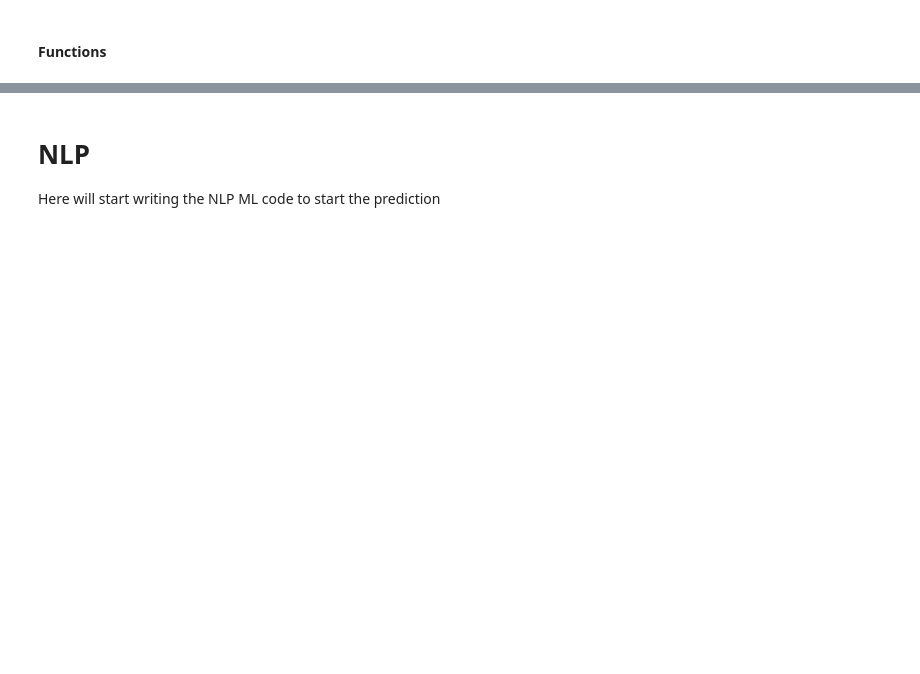
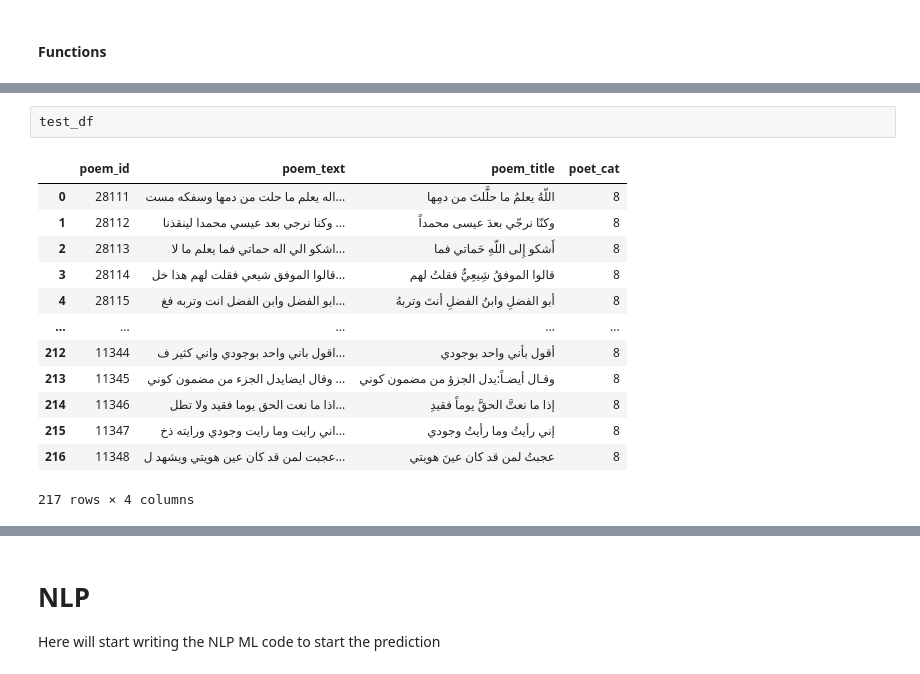
Before and after one commit to alkhonain/arabic_poems, a Jupyter notebook: notebook_1.ipynb, the cells around one changed output, grey strips where cells are left out. Saved outputs shown, nothing was run; the diff lists cells and outputs as text; blank space fills up the shorter version.

```diff
--- a/notebook_1.ipynb
+++ b/notebook_1.ipynb
@@ -383,0 +458,16 @@ normalize_arabic(test)
+# %%
+test_df
+# %% [output]
+|  | poem_id | poem_text | poem_title | poet_cat |
+| 0 | 28111 | اله يعلم ما حلت من دمها وسفكه مست... | اللّهُ يعلمُ ما حلَّلتَ من دمِها | 8 |
+| 1 | 28112 | وكنا نرجي بعد عيسي محمدا لينقذنا ... | وكنّا نرجّي بعدَ عيسى محمداً | 8 |
+| 2 | 28113 | اشكو الي اله حماتي فما يعلم ما لا... | أَشكو إِلى اللّهِ حَماتي فما | 8 |
+| 3 | 28114 | قالوا الموفق شيعي فقلت لهم هذا خل... | قالوا الموفقُ شِيعِيٌّ فقلتُ لهم | 8 |
+| 4 | 28115 | ابو الفضل وابن الفضل انت وتربه فغ... | أبو الفضلِ وابنُ الفضلِ أنتَ وتربهُ | 8 |
+| ... | ... | ... | ... | ... |
+| 212 | 11344 | اقول باني واحد بوجودي واني كثير ف... | أقول بأني واحد بوجودي | 8 |
+| 213 | 11345 | وقال ايضايدل الجزء من مضمون كوني ... | وقـال أيضـاً:يدل الجزؤ من مضمون كوني | 8 |
+| 214 | 11346 | اذا ما نعت الحق يوما فقيد ولا تطل... | إذا ما نعتَّ الحقَّ يوماً فقيدِ | 8 |
+| 215 | 11347 | اني رايت وما رايت وجودي ورايته ذخ... | إني رأيتُ وما رأيتُ وجودي | 8 |
+| 216 | 11348 | عجبت لمن قد كان عين هويتي ويشهد ل... | عجبتُ لمن قد كان عينَ هويتي | 8 |
+217 rows × 4 columns
```
Also changed, not shown: parts of 17 cells of this notebook, 2 other files.
